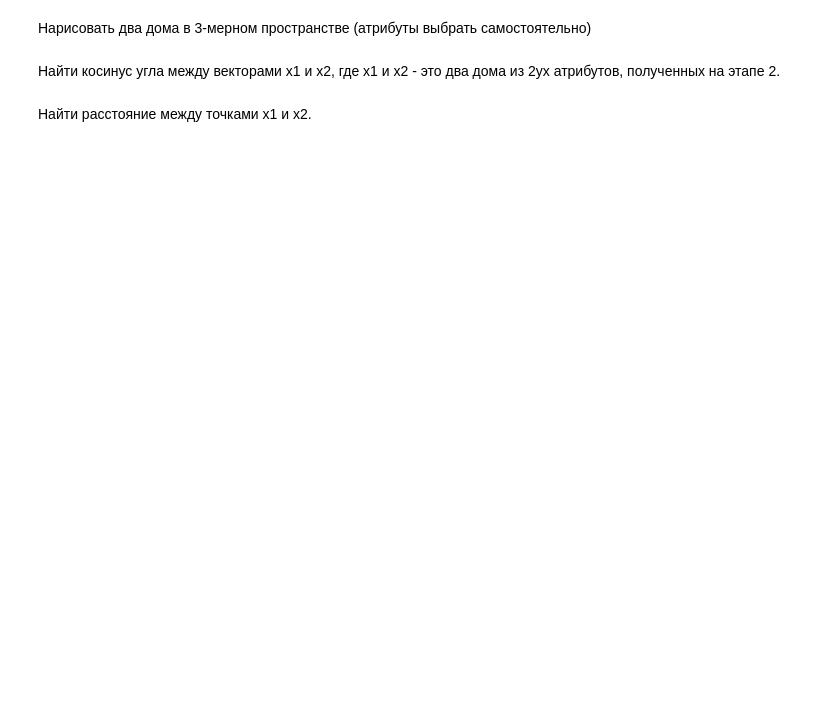
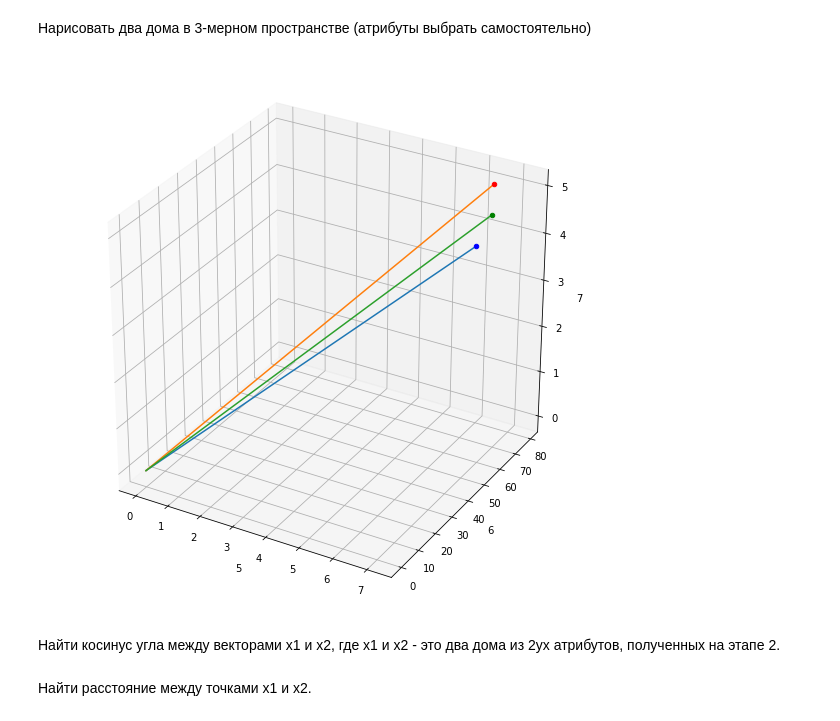
Before and after one commit to ValeriaSchtein/MDS, a Jupyter notebook: HW_mds_5/dz_1.ipynb, the cells around one changed output. Saved outputs shown, nothing was run; the diff lists cells and outputs as text; code cells hidden in the pictures; blank space fills up the shorter version.

```diff
--- a/HW_mds_5/dz_1.ipynb
+++ b/HW_mds_5/dz_1.ipynb
@@ -41,5 +59,35 @@ len(df.columns)
 # %% [markdown]
 Нарисовать два дома в 3-мерном пространстве (атрибуты выбрать самостоятельно)
+# %%
+import matplotlib as mpl
+from mpl_toolkits.mplot3d import Axes3D
+import matplotlib.pyplot as plt
+
+fig = plt.figure(figsize=(10, 10))
+ax = fig.gca(projection='3d')
+
+df_2 = df[[5, 6, 7]]
+
+x = np.array(df_2[5])
+y = np.array(df_2[6])
+z = np.array(df_2[7])
+
+
+ax.plot([0,x[0]], [0,y[0]], [0,z[0]])
+ax.plot([0,x[1]], [0,y[1]], [0,z[1]])
+ax.plot([0,x[2]], [0,y[2]], [0,z[2]])
+
+ax.scatter(x[0], y[0], z[0], c='b', marker='o')
+ax.scatter(x[1], y[1], z[1], c='r', marker='o')
+ax.scatter(x[2], y[2], z[2], c='g', marker='o')
+
+ax.set_xlabel(5)
+ax.set_ylabel(6)
+ax.set_zlabel(7)
+
+plt.show()
+# %% [output]
+[figure, added]
 # %% [markdown]
 Найти косинус угла между векторами x1 и x2, где x1 и x2 - это два дома из 2ух атрибутов, полученных на этапе 2.
 # %% [markdown]
```
Also changed, not shown: parts of 16 cells of this notebook.
